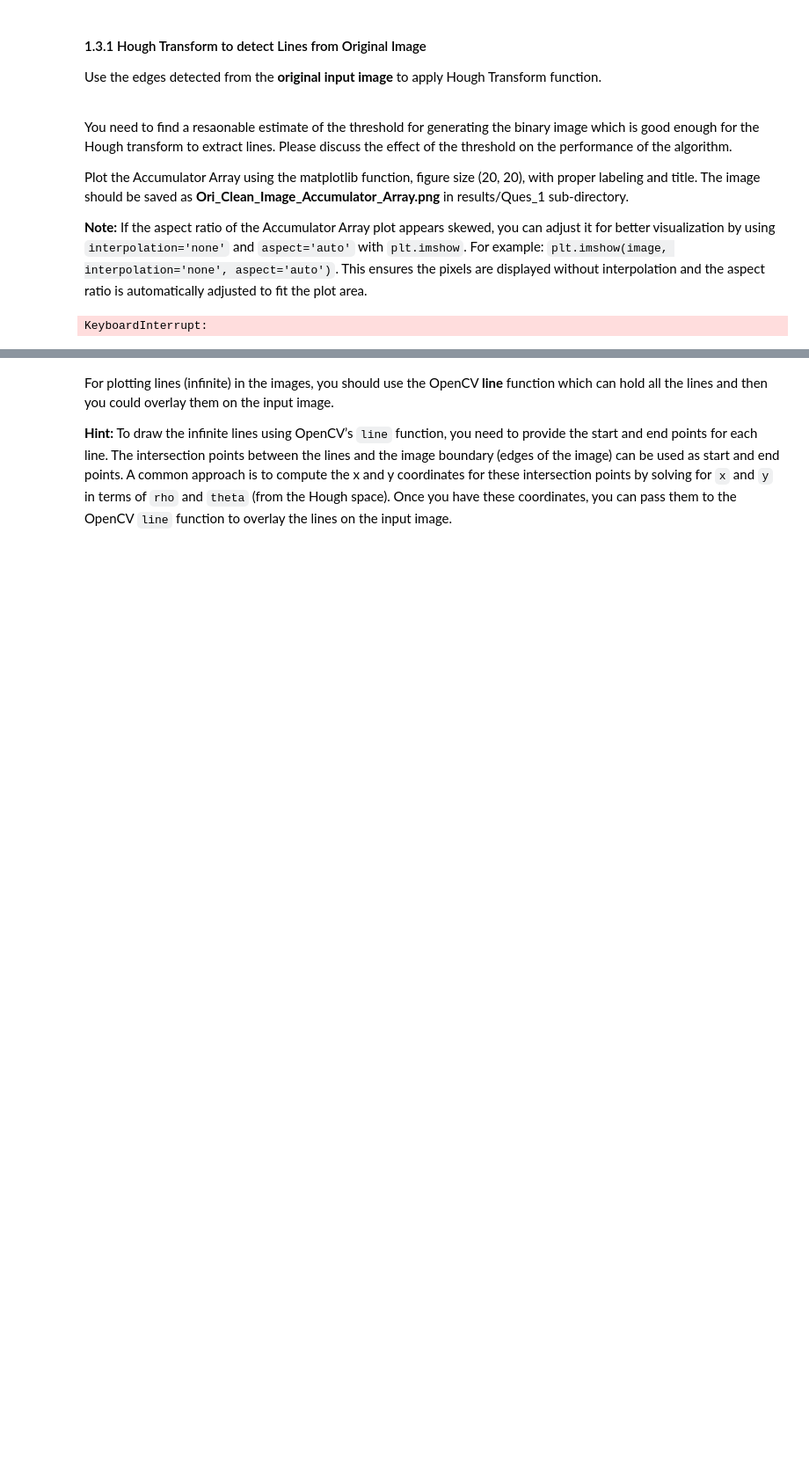
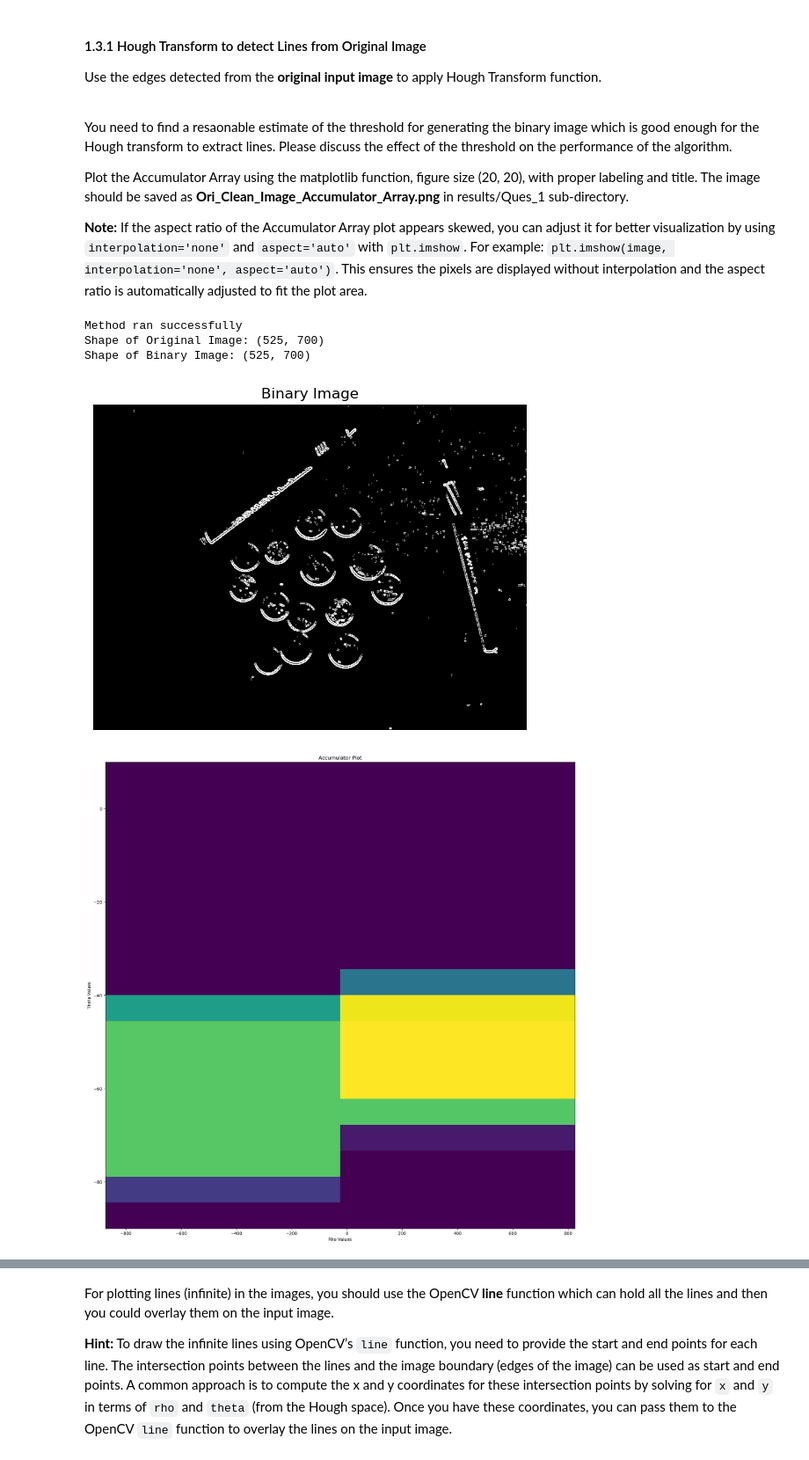
Before and after one commit to JaredMiller9922/CS-6320, a Jupyter notebook: proj2_6320/proj2_code/Project_2_CS6320.ipynb, the cells around one changed output, grey strips where cells are left out. Shown at 88% size. Saved outputs shown, nothing was run; the diff lists cells and outputs as text; code cells hidden in the pictures; blank space fills up the shorter version.

```diff
--- a/proj2_6320/proj2_code/Project_2_CS6320.ipynb
+++ b/proj2_6320/proj2_code/Project_2_CS6320.ipynb
@@ -368,32 +371,48 @@ Plot the Accumulator Array using the matplotlib function, figure size (20, 20),
 # %%
 # Invoke the Hough Transform Method to Extract the Lines from the Image
 # You need to find a reasonable estimate of the threshold for generating a binary image
 # which is good enough for the Hough Transform to extract the lines.
 # To expedite the process you can play with the resolution of theta and rho
 # without compromising the quality of the results.
 
 ori_accumulator, ori_thetas, ori_rhos, ori_binary_img = hough_transform(
     img_gray_edge,   # input from edge detector on original image
-    40,   # students should tune
+    375,   # students should tune
+    # 1,
+    # 1
+    # TODO (JM): Change the values back to 1. This is for speeding up the process
     1,
     1
 )
+
+print("Method ran successfully")
+print("Shape of Original Image: " + str(img_gray_edge.shape))
+print("Shape of Binary Image: " + str(ori_binary_img.shape))
 
 # Save the Thresholded Binary Image
 cv.imwrite('../results/Ques_1/Ori_Clean_Binary_Image.png', ori_binary_img)
 
 # Plot the Binary Image
 plt.figure()
 plt.imshow(ori_binary_img.astype(np.uint8), cmap='gray')
 plt.title('Binary Image')
 plt.axis('off')
 plt.show()
 
 # Plot Accumulator Array
 ############################
-# raise NotImplementedError("Accumulator array visualization needs to be implemented.")
+plt.figure(figsize=(20,20))
+plt.imshow(ori_accumulator, interpolation='none', aspect='auto', extent=[ori_rhos[0], ori_rhos[-1], ori_thetas[0], ori_thetas[-1]])
+plt.title('Accumulator Plot')
+plt.xlabel("Rho Values")
+plt.ylabel("Theta Values")
+plt.show()
 ############################
 ### Your Implementation ENDS here ###
 ############################
 # %% [output]
-KeyboardInterrupt:
+Method ran successfully
+Shape of Original Image: (525, 700)
+Shape of Binary Image: (525, 700)
+[figure, added]
+[figure, added]
```
Also changed, not shown: parts of 7 cells of this notebook, 2 other files.
